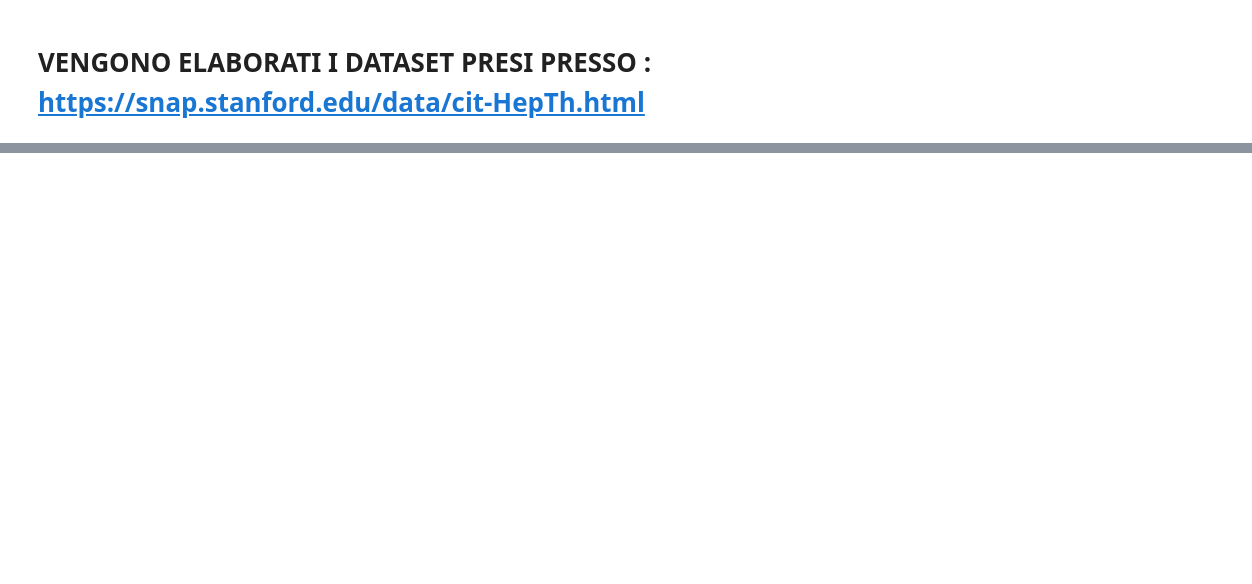
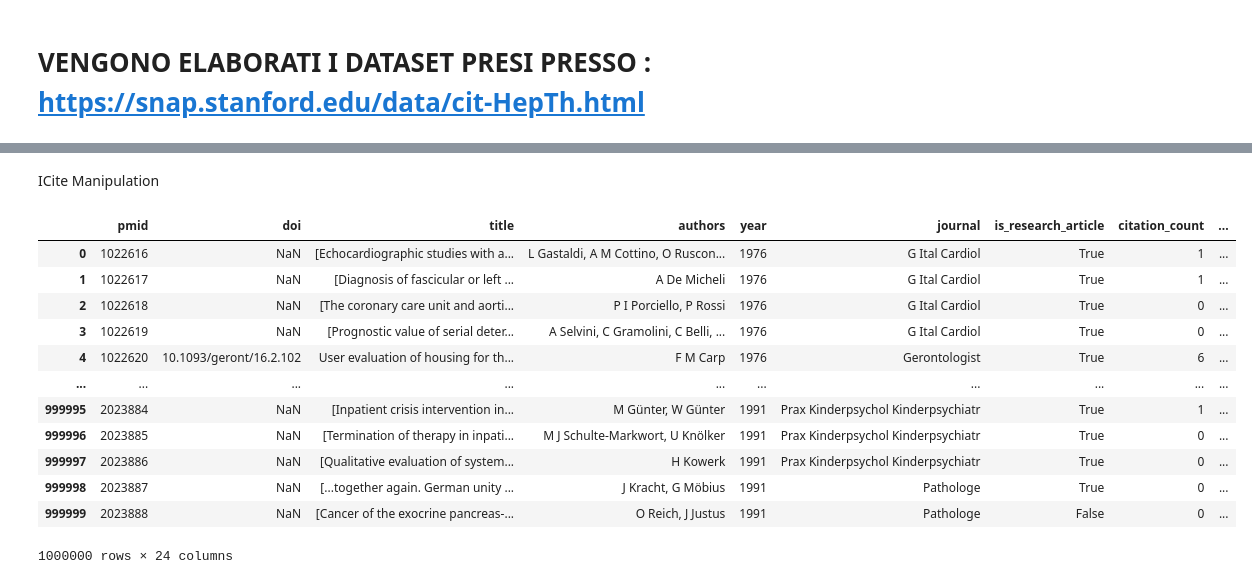
Before and after one commit to matteo-Donofrio-unipi/Master_Degree_Thesis, a Jupyter notebook: cit-abstract-scraper.ipynb, the cells around one changed output, grey strips where cells are left out. Drawn from its saved outputs; the diff is of its cells as text; code cells hidden in the pictures; blank space fills up the shorter version.

```diff
--- a/cit-abstract-scraper.ipynb
+++ b/cit-abstract-scraper.ipynb
@@ -300,2 +107,21 @@ abstract_df
 # %%
 abstract_df.to_csv("./paperId_and_info.csv",index=False)
+# %% [markdown]
+ICite Manipulation
+# %%
+iciteData = pd.read_csv('icite.csv')
+iciteData
+# %% [output]
+|  | pmid | doi | title | authors | year | journal | is_research_article | citation_count | ... |
+| 0 | 1022616 | NaN | [Echocardiographic studies with a... | L Gastaldi, A M Cottino, O Ruscon... | 1976 | G Ital Cardiol | True | 1 | ... |
+| 1 | 1022617 | NaN | [Diagnosis of fascicular or left ... | A De Micheli | 1976 | G Ital Cardiol | True | 1 | ... |
+| 2 | 1022618 | NaN | [The coronary care unit and aorti... | P I Porciello, P Rossi | 1976 | G Ital Cardiol | True | 0 | ... |
+| 3 | 1022619 | NaN | [Prognostic value of serial deter... | A Selvini, C Gramolini, C Belli, ... | 1976 | G Ital Cardiol | True | 0 | ... |
+| 4 | 1022620 | 10.1093/geront/16.2.102 | User evaluation of housing for th... | F M Carp | 1976 | Gerontologist | True | 6 | ... |
+| ... | ... | ... | ... | ... | ... | ... | ... | ... | ... |
+| 999995 | 2023884 | NaN | [Inpatient crisis intervention in... | M Günter, W Günter | 1991 | Prax Kinderpsychol Kinderpsychiatr | True | 1 | ... |
+| 999996 | 2023885 | NaN | [Termination of therapy in inpati... | M J Schulte-Markwort, U Knölker | 1991 | Prax Kinderpsychol Kinderpsychiatr | True | 0 | ... |
+| 999997 | 2023886 | NaN | [Qualitative evaluation of system... | H Kowerk | 1991 | Prax Kinderpsychol Kinderpsychiatr | True | 0 | ... |
+| 999998 | 2023887 | NaN | [...together again. German unity ... | J Kracht, G Möbius | 1991 | Pathologe | True | 0 | ... |
+| 999999 | 2023888 | NaN | [Cancer of the exocrine pancreas-... | O Reich, J Justus | 1991 | Pathologe | False | 0 | ... |
+1000000 rows × 24 columns
```
Also changed, not shown: parts of 24 cells of this notebook.
